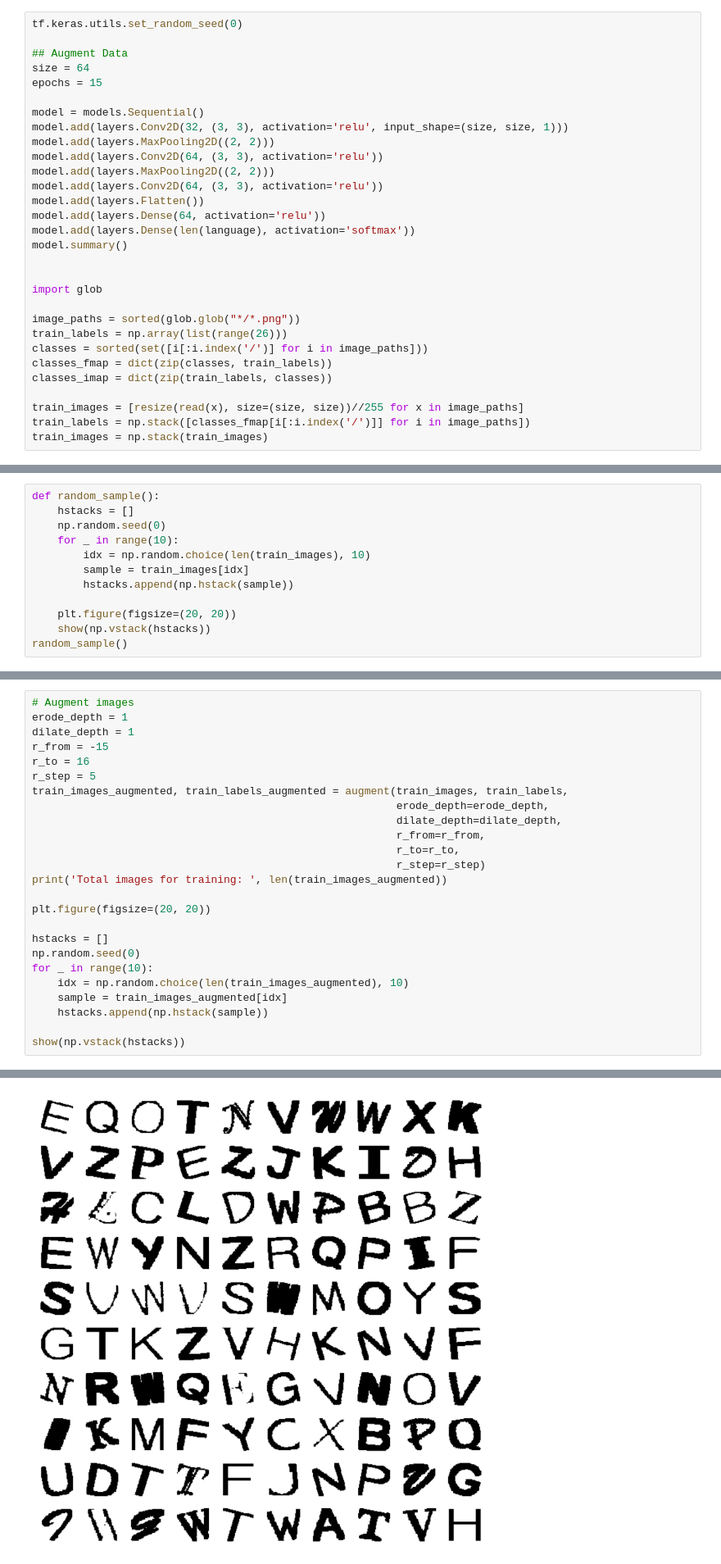
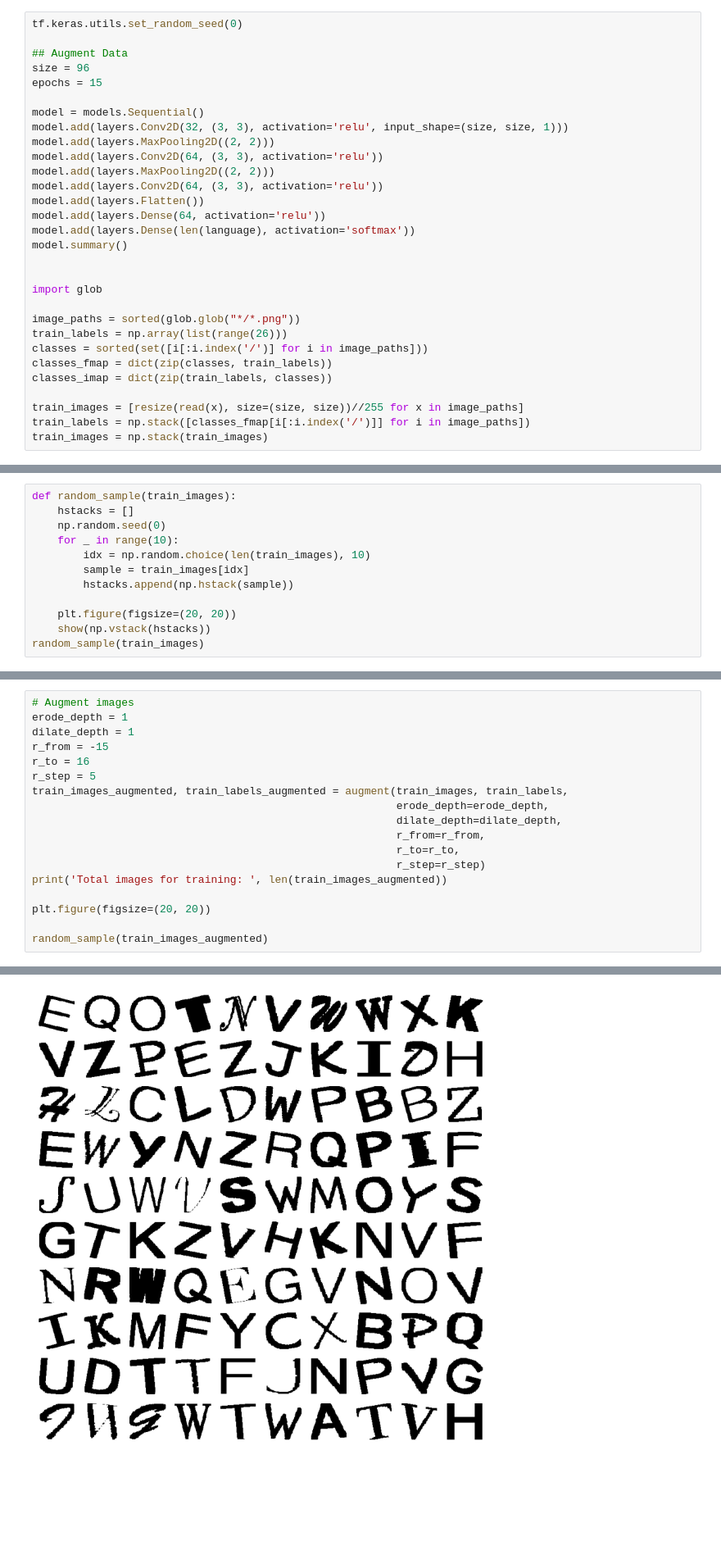
Before and after one commit to GeorgiPachov/digital-image-proc, a Jupyter notebook: nn-2.ipynb, the cells around one changed output, grey strips where cells are left out. Shown at 82% size. Drawn from its saved outputs; the diff is of its cells as text; blank space fills up the shorter version.

```diff
--- a/nn-2.ipynb
+++ b/nn-2.ipynb
@@ -382,7 +382,7 @@ from tensorflow.keras import datasets, layers, models
 tf.keras.utils.set_random_seed(0)
 
 ## Augment Data
-size = 64
+size = 96
 epochs = 15
 
 model = models.Sequential()
@@ -429,7 +429,7 @@ _________________________________________________________________
 # %% [markdown]
 #### Data
 # %%
-def random_sample():
+def random_sample(train_images):
     hstacks = []
     np.random.seed(0)
     for _ in range(10):
@@ -439,5 +439,5 @@ def random_sample():
 
     plt.figure(figsize=(20, 20))
     show(np.vstack(hstacks))
-random_sample()
+random_sample(train_images)
 # %% [output]
@@ -526,12 +526,5 @@ print('Total images for training: ', len(train_images_augmented))
 
 plt.figure(figsize=(20, 20))
 
-hstacks = []
-np.random.seed(0)
-for _ in range(10):
-    idx = np.random.choice(len(train_images_augmented), 10)
-    sample = train_images_augmented[idx]
-    hstacks.append(np.hstack(sample))
-
-show(np.vstack(hstacks))
+random_sample(train_images_augmented)
 # %% [output]
@@ -539 +533 @@ Total images for training:  17463
-[figure, old version]
+[figure, new version]
```
Also changed, not shown: parts of 9 cells of this notebook.
